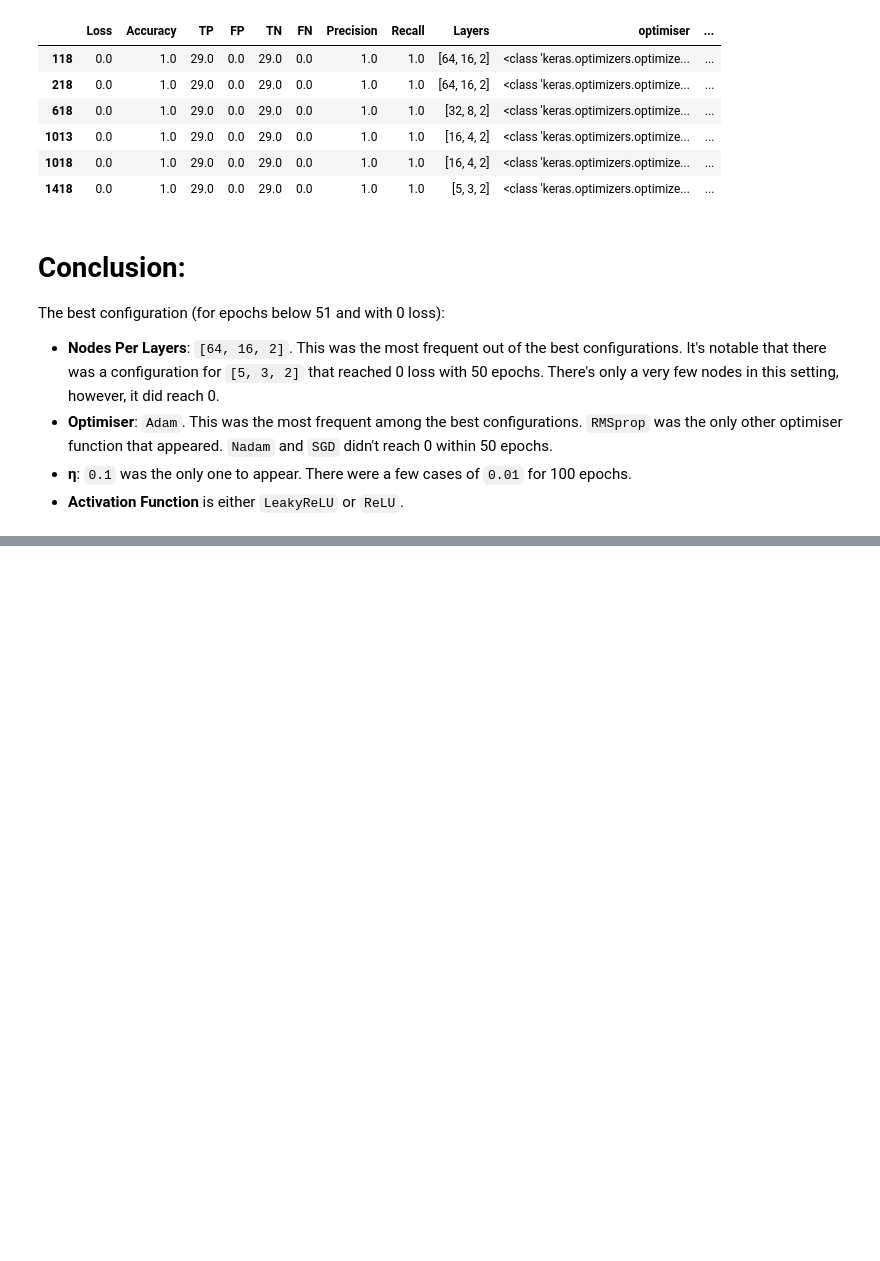
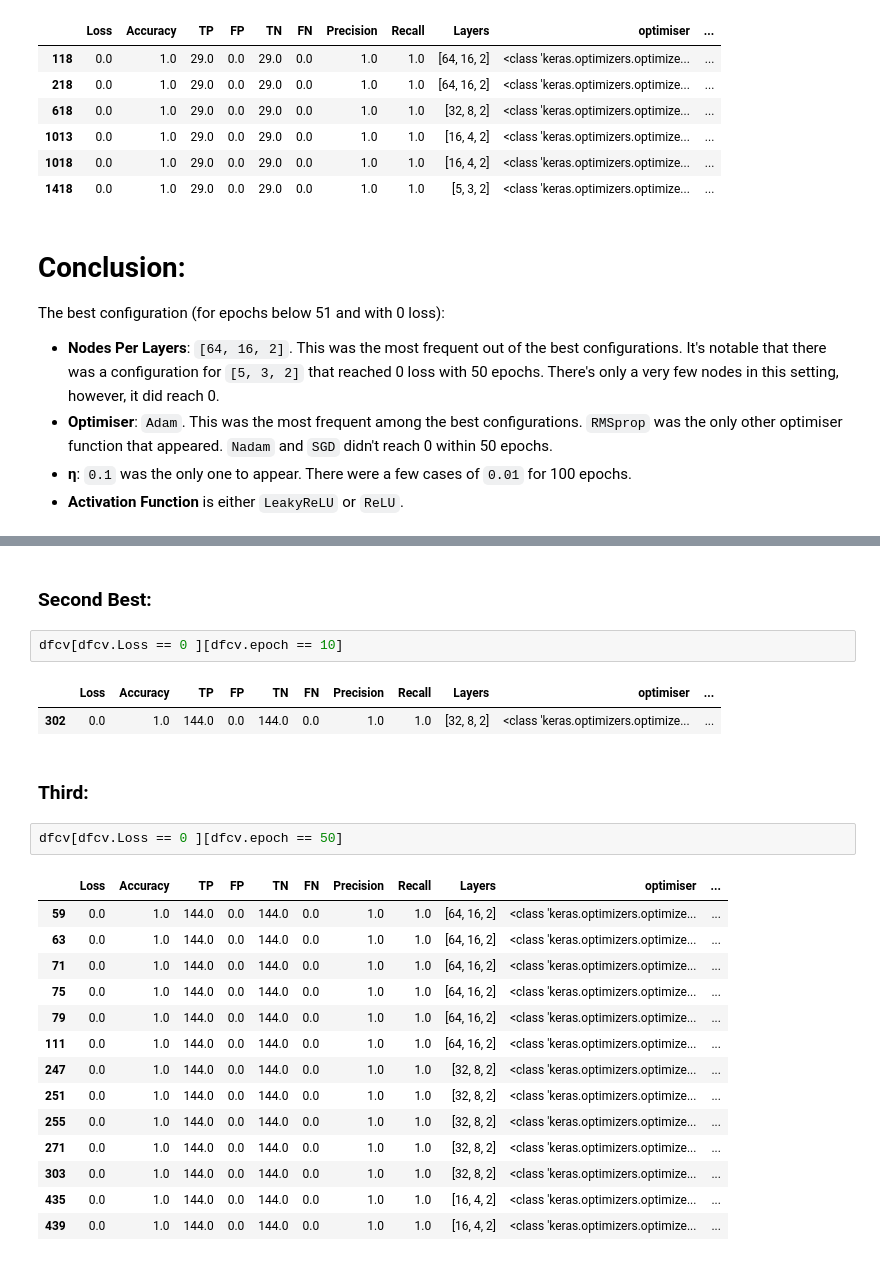
Before and after one commit to csupika/F21DL-Machine-Learning-Portfolio, a Jupyter notebook: Lab10.ipynb, the cells around one changed output, grey strips where cells are left out. Drawn from its saved outputs; the diff is of its cells as text; blank space fills up the shorter version.

```diff
--- a/Lab10.ipynb
+++ b/Lab10.ipynb
@@ -285,0 +674,26 @@ The best configuration (for epochs below 51 and with 0 loss):
+# %% [markdown]
+### Second Best:
+# %%
+dfcv[dfcv.Loss == 0 ][dfcv.epoch == 10]
+# %% [output]
+|  | Loss | Accuracy | TP | FP | TN | FN | Precision | Recall | Layers | optimiser | ... |
+| 302 | 0.0 | 1.0 | 144.0 | 0.0 | 144.0 | 0.0 | 1.0 | 1.0 | [32, 8, 2] | <class 'keras.optimizers.optimize... | ... |
+# %% [markdown]
+### Third:
+# %%
+dfcv[dfcv.Loss == 0 ][dfcv.epoch == 50]
+# %% [output]
+|  | Loss | Accuracy | TP | FP | TN | FN | Precision | Recall | Layers | optimiser | ... |
+| 59 | 0.0 | 1.0 | 144.0 | 0.0 | 144.0 | 0.0 | 1.0 | 1.0 | [64, 16, 2] | <class 'keras.optimizers.optimize... | ... |
+| 63 | 0.0 | 1.0 | 144.0 | 0.0 | 144.0 | 0.0 | 1.0 | 1.0 | [64, 16, 2] | <class 'keras.optimizers.optimize... | ... |
+| 71 | 0.0 | 1.0 | 144.0 | 0.0 | 144.0 | 0.0 | 1.0 | 1.0 | [64, 16, 2] | <class 'keras.optimizers.optimize... | ... |
+| 75 | 0.0 | 1.0 | 144.0 | 0.0 | 144.0 | 0.0 | 1.0 | 1.0 | [64, 16, 2] | <class 'keras.optimizers.optimize... | ... |
+| 79 | 0.0 | 1.0 | 144.0 | 0.0 | 144.0 | 0.0 | 1.0 | 1.0 | [64, 16, 2] | <class 'keras.optimizers.optimize... | ... |
+| 111 | 0.0 | 1.0 | 144.0 | 0.0 | 144.0 | 0.0 | 1.0 | 1.0 | [64, 16, 2] | <class 'keras.optimizers.optimize... | ... |
+| 247 | 0.0 | 1.0 | 144.0 | 0.0 | 144.0 | 0.0 | 1.0 | 1.0 | [32, 8, 2] | <class 'keras.optimizers.optimize... | ... |
+| 251 | 0.0 | 1.0 | 144.0 | 0.0 | 144.0 | 0.0 | 1.0 | 1.0 | [32, 8, 2] | <class 'keras.optimizers.optimize... | ... |
+| 255 | 0.0 | 1.0 | 144.0 | 0.0 | 144.0 | 0.0 | 1.0 | 1.0 | [32, 8, 2] | <class 'keras.optimizers.optimize... | ... |
+| 271 | 0.0 | 1.0 | 144.0 | 0.0 | 144.0 | 0.0 | 1.0 | 1.0 | [32, 8, 2] | <class 'keras.optimizers.optimize... | ... |
+| 303 | 0.0 | 1.0 | 144.0 | 0.0 | 144.0 | 0.0 | 1.0 | 1.0 | [32, 8, 2] | <class 'keras.optimizers.optimize... | ... |
+| 435 | 0.0 | 1.0 | 144.0 | 0.0 | 144.0 | 0.0 | 1.0 | 1.0 | [16, 4, 2] | <class 'keras.optimizers.optimize... | ... |
+| 439 | 0.0 | 1.0 | 144.0 | 0.0 | 144.0 | 0.0 | 1.0 | 1.0 | [16, 4, 2] | <class 'keras.optimizers.optimize... | ... |
```
Also changed, not shown: parts of 49 cells of this notebook, 1 other file.
